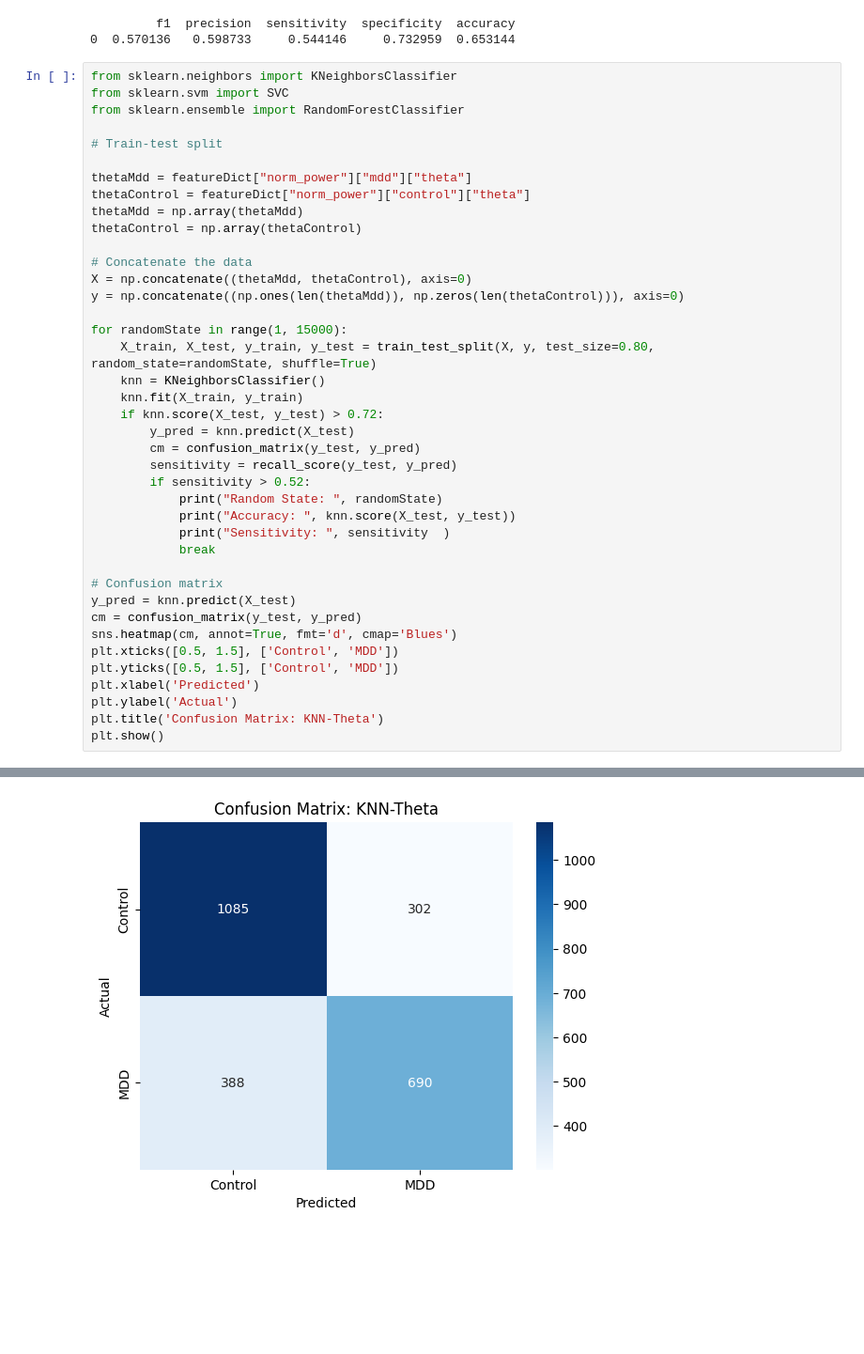
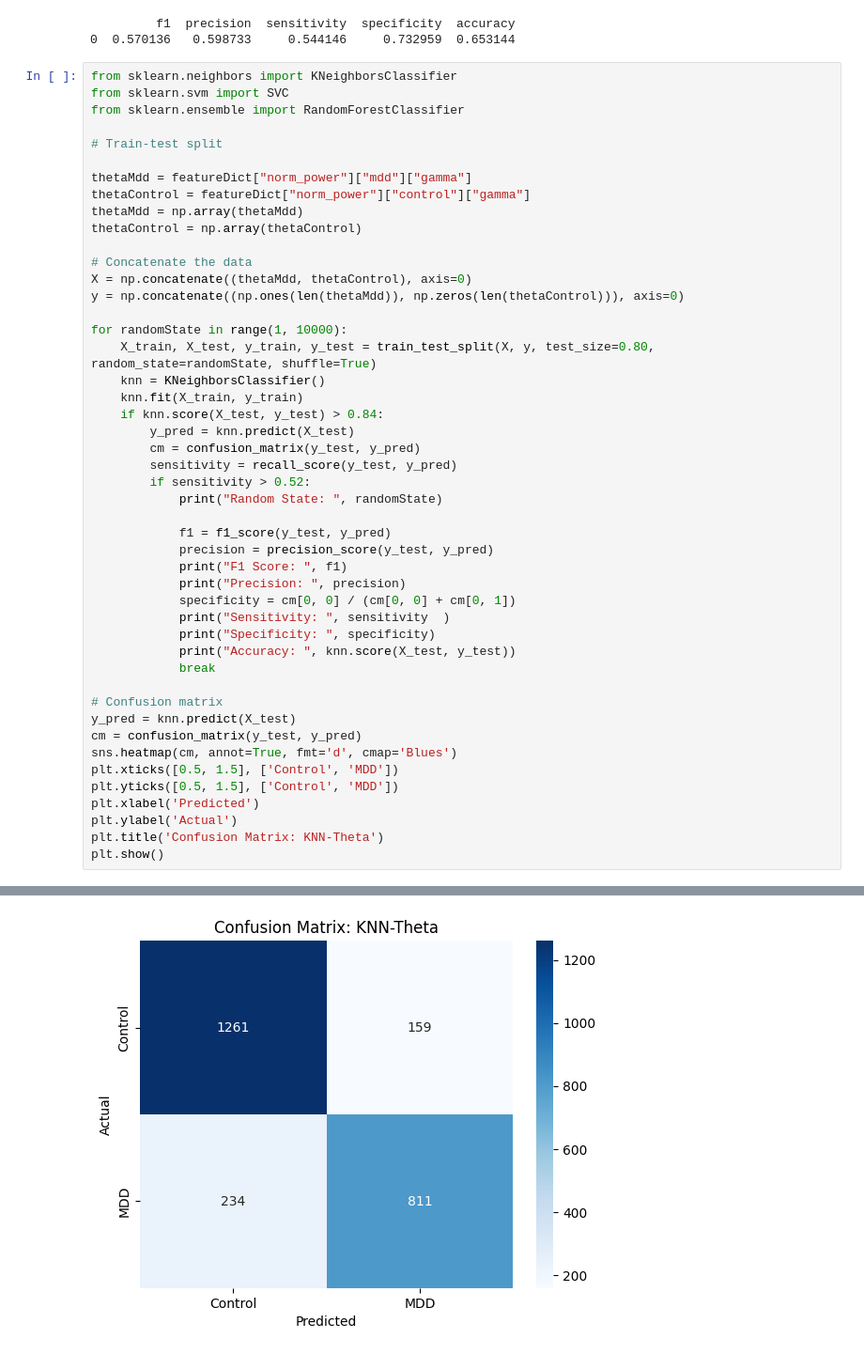
Before and after one commit to wachiii-q/brain-mdd, a Jupyter notebook: main.ipynb, the cells around one changed output, grey strips where cells are left out. Shown at 94% size. Cells and saved outputs as stored; diff of their text form; blank space fills up the shorter version.

Commit message:
feat: test w/ knn, perform well

```diff
--- a/main.ipynb
+++ b/main.ipynb
@@ -538,8 +551,8 @@ from sklearn.ensemble import RandomForestClassifier
 
 # Train-test split
 
-thetaMdd = featureDict["norm_power"]["mdd"]["theta"]
-thetaControl = featureDict["norm_power"]["control"]["theta"]
+thetaMdd = featureDict["norm_power"]["mdd"]["gamma"]
+thetaControl = featureDict["norm_power"]["control"]["gamma"]
 thetaMdd = np.array(thetaMdd)
 thetaControl = np.array(thetaControl)
 
@@ -547,18 +560,25 @@ thetaControl = np.array(thetaControl)
 X = np.concatenate((thetaMdd, thetaControl), axis=0)
 y = np.concatenate((np.ones(len(thetaMdd)), np.zeros(len(thetaControl))), axis=0)
 
-for randomState in range(1, 15000):
+for randomState in range(1, 10000):
     X_train, X_test, y_train, y_test = train_test_split(X, y, test_size=0.80, random_state=randomState, shuffle=True)
     knn = KNeighborsClassifier()
     knn.fit(X_train, y_train)
-    if knn.score(X_test, y_test) > 0.72:
+    if knn.score(X_test, y_test) > 0.84:
         y_pred = knn.predict(X_test)
         cm = confusion_matrix(y_test, y_pred)
         sensitivity = recall_score(y_test, y_pred)
         if sensitivity > 0.52:
             print("Random State: ", randomState)
+
+            f1 = f1_score(y_test, y_pred)
+            precision = precision_score(y_test, y_pred)
+            print("F1 Score: ", f1)
+            print("Precision: ", precision)
+            specificity = cm[0, 0] / (cm[0, 0] + cm[0, 1])
+            print("Sensitivity: ", sensitivity  )
+            print("Specificity: ", specificity)
             print("Accuracy: ", knn.score(X_test, y_test))
-            print("Sensitivity: ", sensitivity  )
             break
 
 # Confusion matrix
@@ -578 +601 @@ Sensitivity:  0.640074211502783
-[figure, old version]
+[figure, new version]
```
Also changed, not shown: parts of 7 cells of this notebook, 1 other file.
